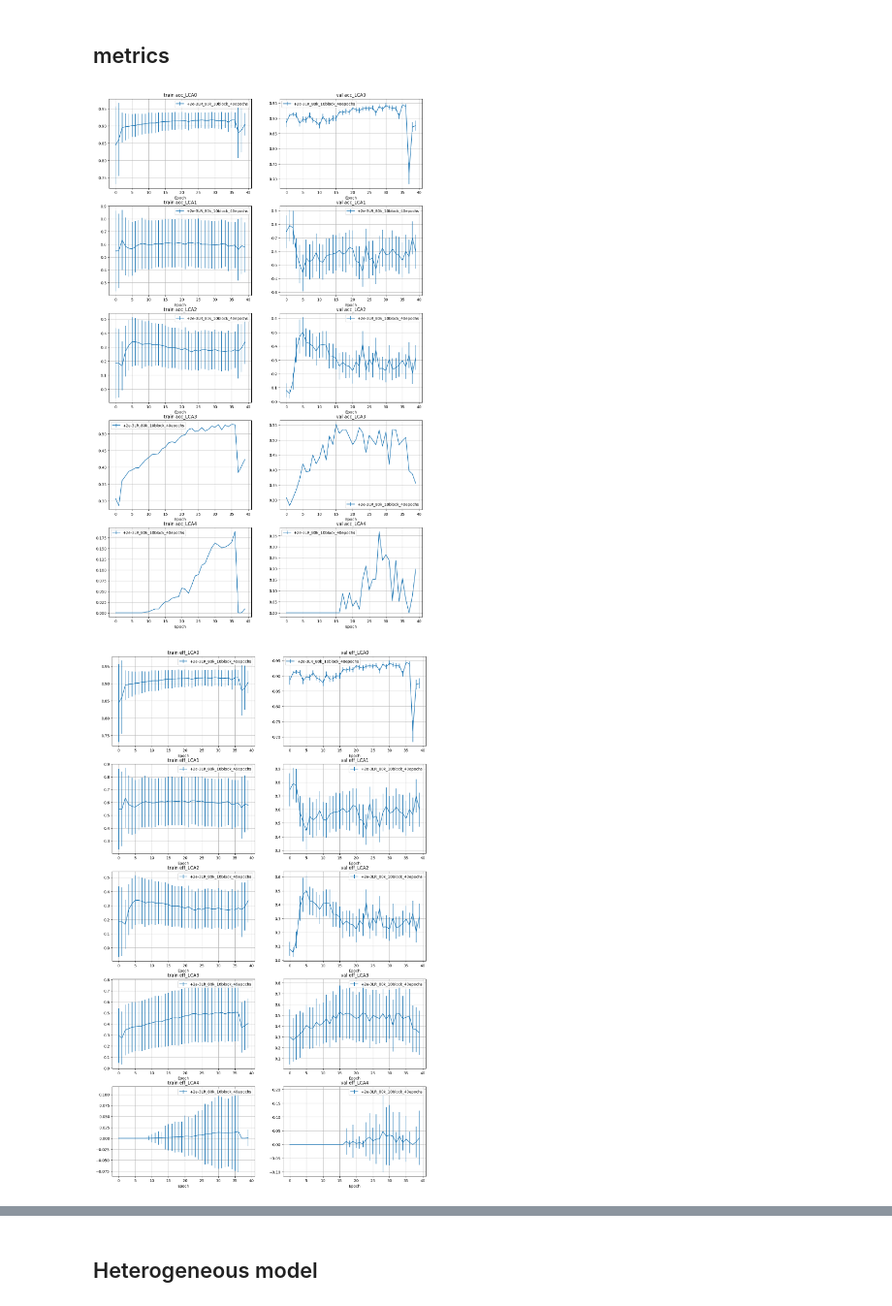
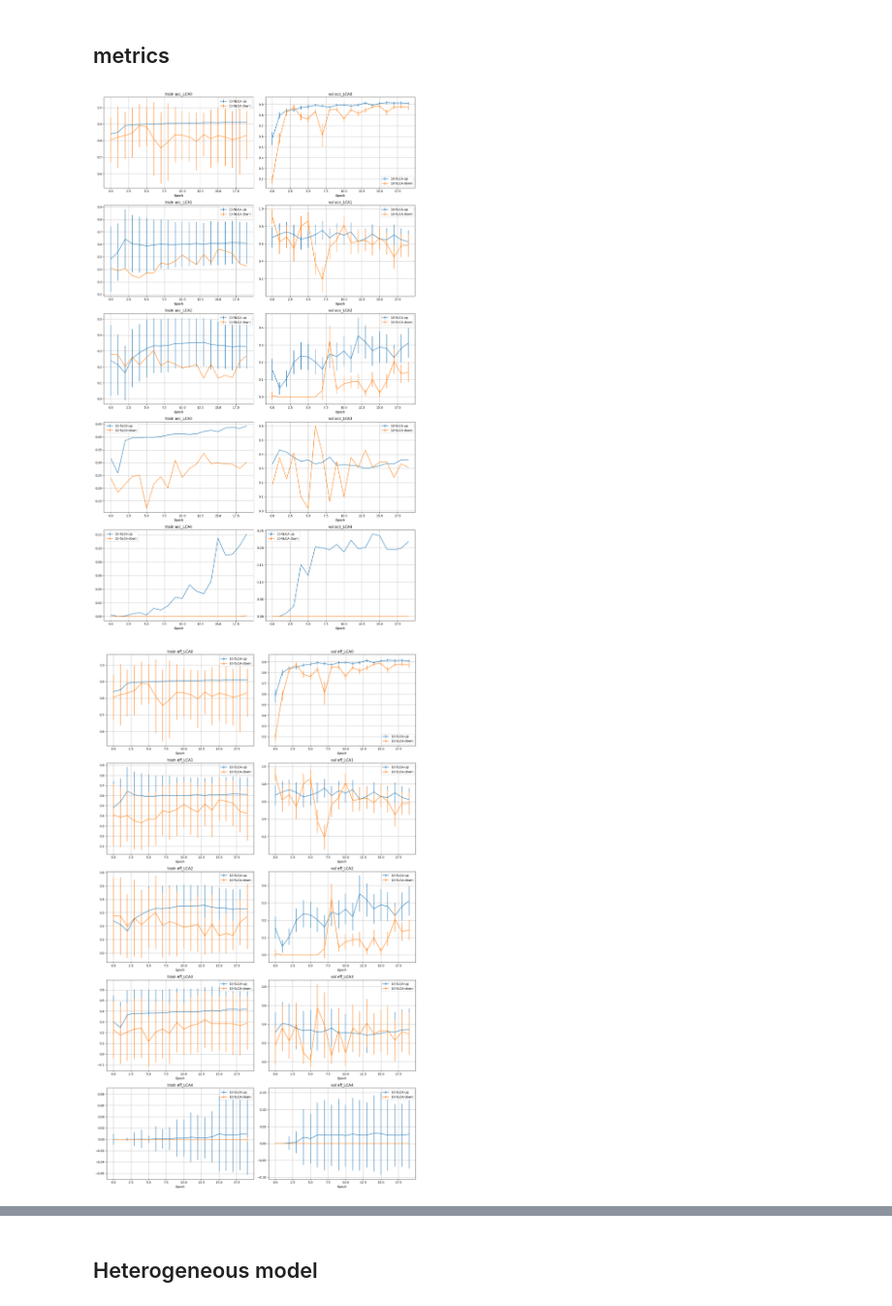
Before and after one commit to willsutcliffe/scalable_mtl_hgnn, a Jupyter notebook: Plot_Drawer.ipynb, the cells around one changed output, grey strips where cells are left out. Shown at 97% size. Drawn from its saved outputs; the diff is of its cells as text; code cells hidden in the pictures.

```diff
--- a/Plot_Drawer.ipynb
+++ b/Plot_Drawer.ipynb
@@ -39,0 +320,7 @@ for label, yml in configs_to_compare.items():
+# %%
+for i in range(data['tracks'].x.shape[1]):
+    plt.hist(data['tracks'].x[data['tracks'].batch==0,i].cpu().detach().numpy(),bins=50,histtype='step',label='data')
+    plt.hist(outputs['tracks'].x[data['tracks'].batch==0,i].cpu().detach().numpy(),bins=50,histtype='step',label='outputs')
+    plt.yscale('log')
+    plt.legend()
+    plt.show()
@@ -44,8 +347,14 @@ configs_to_compare = {
     #"onlyLong" : "Final_heterogeneous_8block_10_epochs_message_passing_BCE_onlyLong15k",
     #"onlyLong+3e-3LR": "Final_heterogeneous_8block_10_epochs_message_passing_BCE_onlyLong15k_x3LR",
     #"onlyLong+2e-3LR_80k": "Final_heterogeneous_8block_10_0.002LR_epochs_message_passing_BCE_onlyLong80k",
-    #"onlyLong+2e-3LR_80k_10block": "Final_heterogeneous_10block_10_0.002LR_epochs_message_passing_BCE_onlyLong80k",
-    "+2e-3LR_80k_10block_40epochs": "Final_heterogeneous_10block_40_0.002LR_epochs_message_passing_BCE_onlyLong80k",
+
+    #"+2e-3LR_80k_10block_40epochs": "Final_heterogeneous_10block_40_0.002LR_epochs_message_passing_BCE_onlyLong80k",
+    #"64b-up-down": "Final_heterogeneous_10block_10_0.002LR_epochs_64batch_message_passing_BCE_onlyLong80k",
+    #"8-4LCA": "Final_heterogeneous_8block_20_epochs_0.002LR_32batch_message_passing_BCE_onlyLong",
+    #"8-4LCA-up": "Final_heterogeneous_8block_20_epochs_0.002LR_32batch_message_passing_BCE_4LCA_onlyLongUp",
+    #"8-5LCA-up": "Final_heterogeneous_8block_20_epochs_0.002LR_32batch_message_passing_BCE_5LCA_onlyLongUp",
+    "10-5LCA-up": "Final_heterogeneous_10block_20_epochs_0.002LR_32batch_message_passing_BCE_5LCA_onlyLongUp",
+    "10-5LCA-down": "Final_heterogeneous_10block_20_epochs_0.002LR_32batch_message_passing_BCE_5LCA_onlyLongDown",
 }
 
 # Load the config files
@@ -80,12 +390,24 @@ plt.show()
 # %% [markdown]
 ## metrics
 # %%
-def SmartPlot(ax,x,y,**kwargs):
+def SmartPlot(ax,dataset,sample,plot_errors=True,**kwargs):
     """ plot over axes depending on the inputs"""
-    yerr = kwargs.get('yerr', None)
+
+    x = dataset.index
+    try:
+        y = dataset[sample]
+    except KeyError:
+        return ax
+
+    if plot_errors:
+        try:
+            yerr = dataset[sample+"_err"]
+        except:
+            print(f"Error: {sample}_err not found in dataset")
+            yerr = None
 
     if yerr is not None:
-        ax.errorbar(x, y, **kwargs)
+        ax.errorbar(x, y,yerr=yerr, **kwargs)
     else:
         ax.plot(x, y, **kwargs)
 
@@ -100,8 +422,8 @@ def PlotMetric(datasets,metric='acc'):
     fig, axs = plt.subplots(Nfeatures, 2, figsize=(15, 5*Nfeatures))
     for i, feature in enumerate(features):
         for label in configs_to_compare.keys():
-            axs[i,0] = SmartPlot(axs[i,0],datasets[label].index, datasets[label][f"train_{feature}"],yerr=datasets[label][f"train_{feature}_err"], label=label)
-            axs[i,1] = SmartPlot(axs[i,1],datasets[label].index, datasets[label][f"val_{feature}"],yerr=datasets[label][f"val_{feature}_err"], label=label)
+            axs[i,0] = SmartPlot(axs[i,0],datasets[label], f"train_{feature}",plot_errors=True, label=label)
+            axs[i,1] = SmartPlot(axs[i,1],datasets[label], f"val_{feature}"  ,plot_errors=True, label=label)
             #axs[i,0].plot(datasets[label][f"train_{feature}"], label=label)
             #axs[i,1].plot(datasets[label][f"val_{feature}"], label=label)
 
@@ -113,33 +435,37 @@ def PlotMetric(datasets,metric='acc'):
             ax.grid()
             #ax.set_title(feature)
             ax.legend()
+    plt.tight_layout()
 
 def PlotMetricComb(datasets,metric='acc'):
     """ plot the metric for each model """
 
     features = [metric+f'_LCA{i}' for i in range(5)] #['acc_LCA0', 'acc_LCA1', 'acc_LCA2', 'acc_LCA3', 'acc_LCA4']
 
     Nfeatures = len(features)
     fig, axs = plt.subplots(Nfeatures, 1, figsize=(8, 5*Nfeatures))
     for i, feature in enumerate(features):
         for label in configs_to_compare.keys():
+
             axs[i] = SmartPlot(axs[i],datasets[label].index, datasets[label][f"train_{feature}"],yerr=datasets[label][f"train_{feature}_err"], label=label)
             axs[i] = SmartPlot(axs[i],datasets[label].index, datasets[label][f"val_{feature}"],yerr=datasets[label][f"val_{feature}_err"], label=label)
+
             #axs[i].plot(datasets[label][f"train_{feature}"], label=f"train_{label}")
             #axs[i].plot(datasets[label][f"val_{feature}"], label=f"val_{label}")
 
         axs[i].set_xlabel('Epoch')
         axs[i].grid()
         axs[i].set_title(feature)
         axs[i].legend()
 
+
 PlotMetric(datasets,metric='acc')
 PlotMetric(datasets,metric='eff')
 PlotMetric(datasets,metric='rej')
 
 #PlotMetricComb(datasets,metric='acc')
 #PlotMetricComb(datasets,metric='eff')
 #PlotMetricComb(datasets,metric='rej')
 # %% [output]
-[figure, old version]
+[figure, new version]
-[figure, old version]
+[figure, new version]
```
Also changed, not shown: parts of 12 cells of this notebook, 3 other files.
